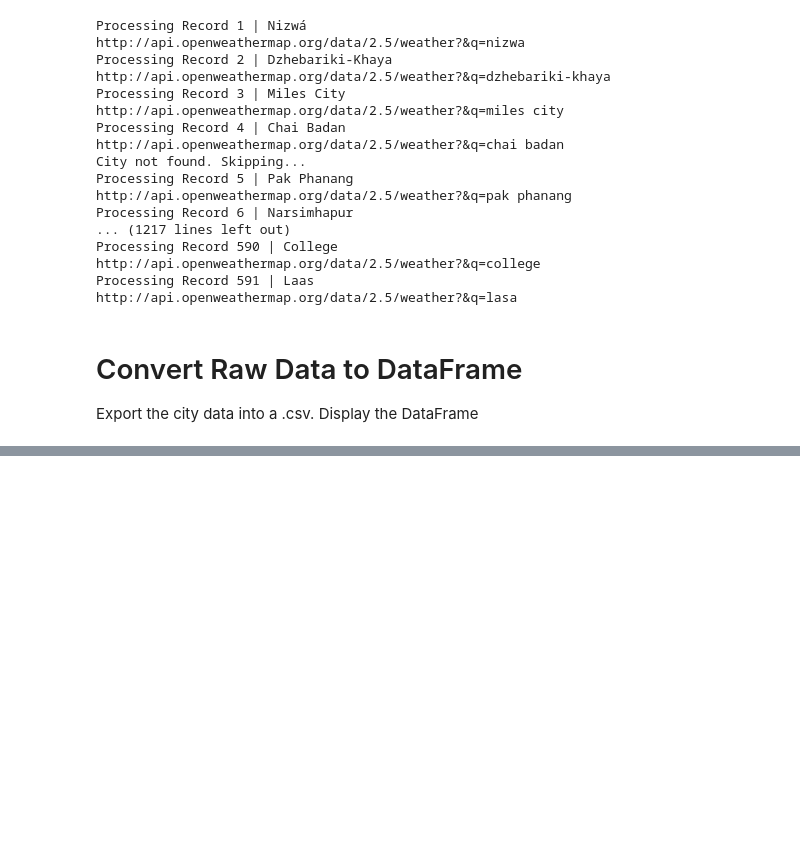
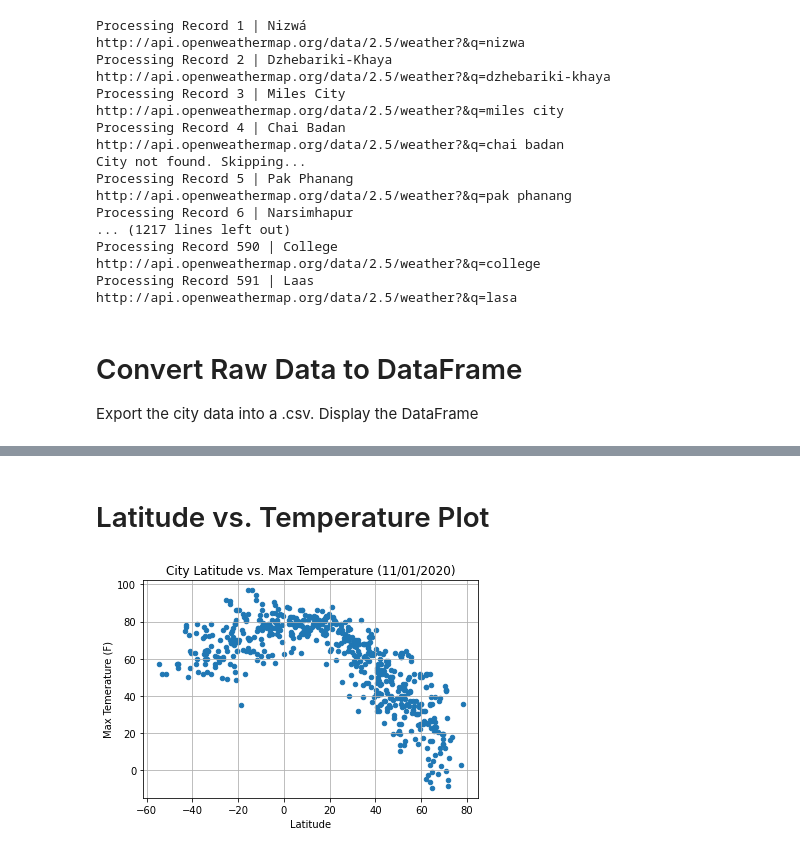
Before and after one commit to fanchea84/python-api-challenge, a Jupyter notebook: WeatherPy/WeatherPy.ipynb, the cells around one changed output, grey strips where cells are left out. Saved outputs shown, nothing was run; the diff lists cells and outputs as text; code cells hidden in the pictures; blank space fills up the shorter version.

```diff
--- a/WeatherPy/WeatherPy.ipynb
+++ b/WeatherPy/WeatherPy.ipynb
@@ -149,0 +154,11 @@ weather_df.head()
+# %% [markdown]
+# Latitude vs. Temperature Plot
+# %%
+weather_df.plot('Lat', 'Max Temp', kind='scatter')
+plt.title("City Latitude vs. Max Temperature (11/01/2020)")
+plt.xlabel("Latitude")
+plt.ylabel("Max Temerature (F)")
+plt.grid(b=None)
+plt.show()
+# %% [output]
+[figure, added]
```
Also changed, not shown: parts of 5 cells of this notebook.
